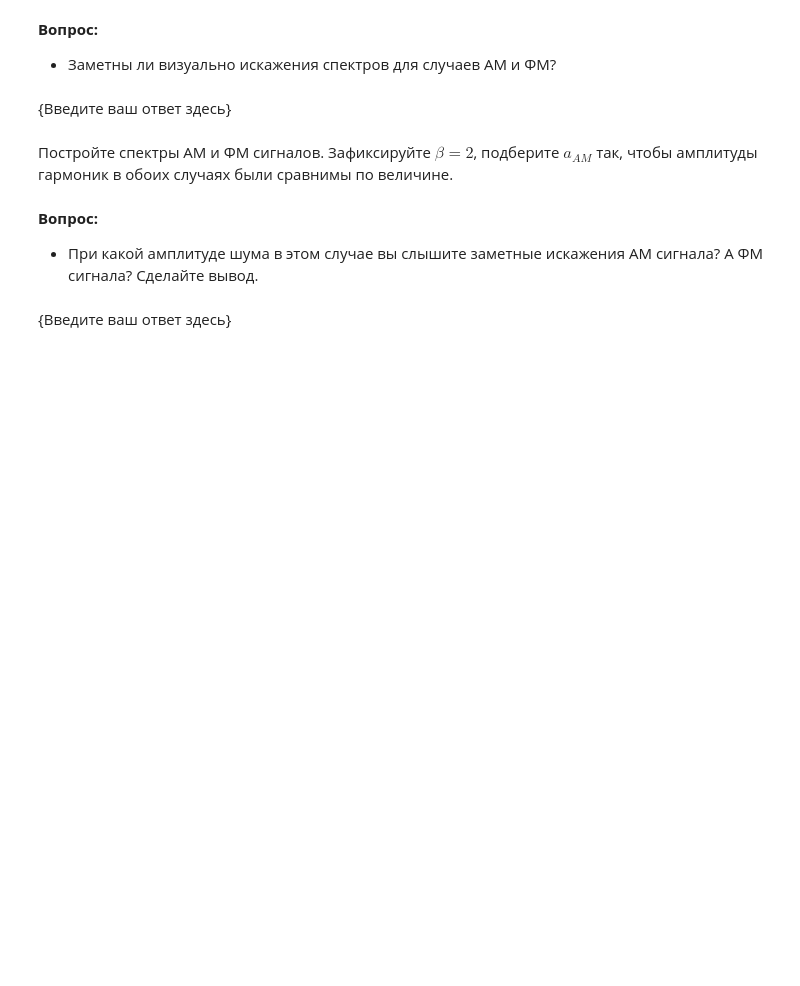
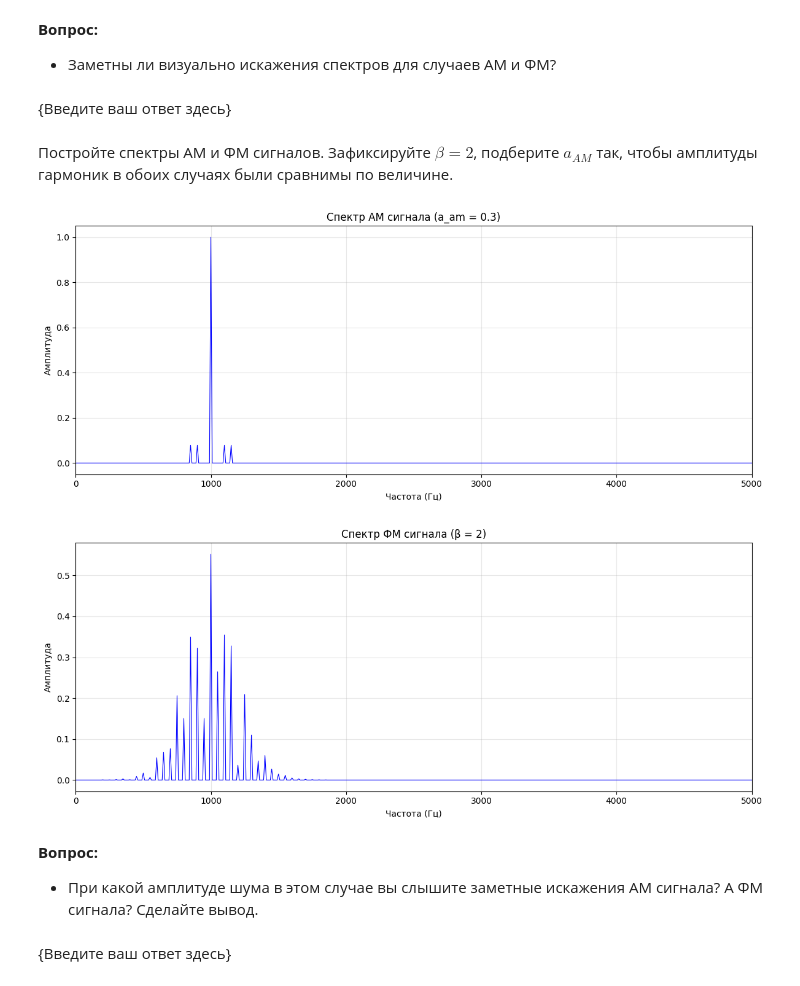
Before and after one commit to anikitin52/dsp-seminars, a Jupyter notebook: seminars/2_Никитин.ipynb, the cells around one changed output. Drawn from its saved outputs; the diff is of its cells as text; code cells hidden in the pictures; blank space fills up the shorter version.

```diff
--- a/seminars/2_Никитин.ipynb
+++ b/seminars/2_Никитин.ipynb
@@ -393,6 +524,25 @@ s_pm_noisy = s_pm_audio * (1 + noise_amp)
 {Введите ваш ответ здесь}
 # %% [markdown]
 Постройте спектры АМ и ФМ сигналов. Зафиксируйте $\beta=2$, подберите $a_{AM}$ так, чтобы амплитуды гармоник в обоих случаях были сравнимы по величине.
+# %%
+# Зафиксируем beta для ФМ
+beta_pm_selected = 2
+
+# Подберем a_am для АМ, чтобы амплитуды гармоник были сравнимы
+a_am_selected = 0.3
+
+# Генерируем АМ сигнал с новым a_am
+s_am_selected = Ac * (1 + a_am_selected * m_t) * np.cos(2 * np.pi * fc * t)
+
+# Генерируем ФМ сигнал с зафиксированным beta
+s_pm_selected = Ac * np.cos(2 * np.pi * fc * t + beta_pm_selected * m_t)
+
+# Построим спектры
+plot_spectrum(s_am_selected, fs, f'Спектр АМ сигнала (a_am = {a_am_selected})')
+plot_spectrum(s_pm_selected, fs, f'Спектр ФМ сигнала (β = {beta_pm_selected})')
+# %% [output]
+[figure, added]
+[figure, added]
 # %% [markdown]
 **Вопрос:**
 * При какой амплитуде шума в этом случае вы слышите заметные искажения АМ сигнала? А ФМ сигнала? Сделайте вывод.
```
Also changed, not shown: parts of 15 cells of this notebook.
